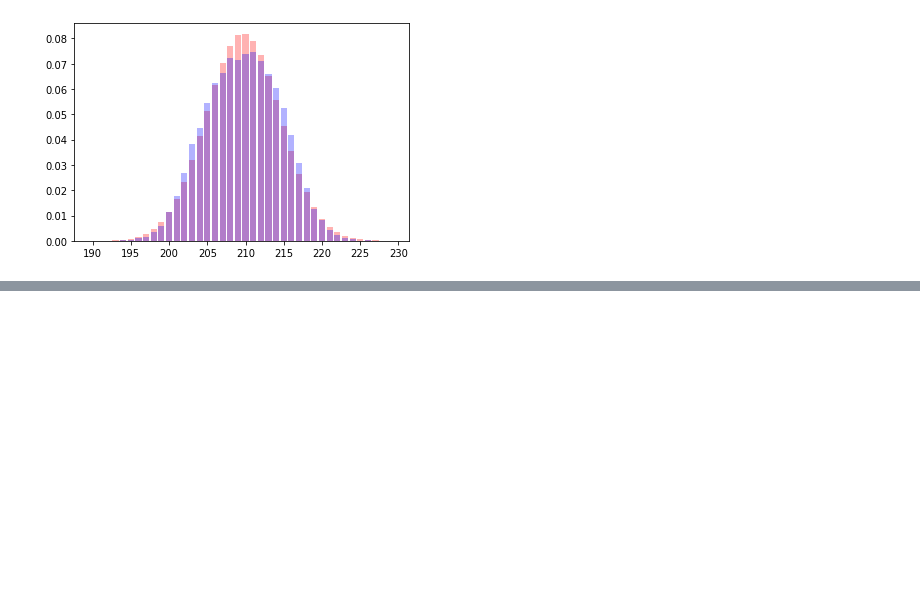
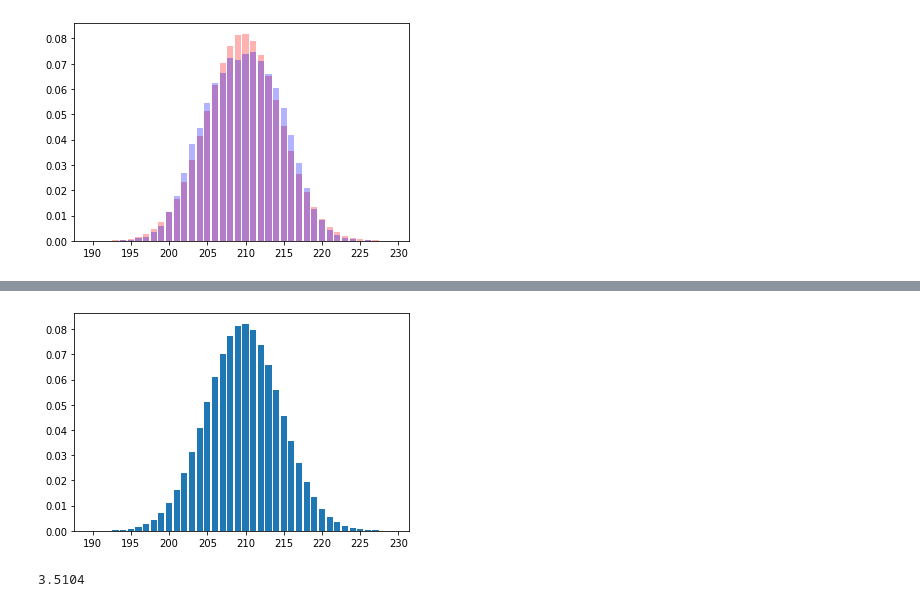
Before and after one commit to im555/lerning_LNPR, a Jupyter notebook: section_sensor/lidar_200.ipynb, the cells around one changed output, grey strips where cells are left out. Cells and saved outputs as stored; diff of their text form; code cells hidden in the pictures; blank space fills up the shorter version.

```diff
--- a/section_sensor/lidar_200.ipynb
+++ b/section_sensor/lidar_200.ipynb
@@ -162,0 +181,15 @@ plt.show()
+# %%
+zs = range(190,230)
+ys = [norm.cdf(z+0.5,mean1,stddev1) - norm.cdf(z-0.5, mean1, stddev1) for z in zs]
+
+plt.bar(zs,ys)
+plt.show()
+# %% [output]
+[figure, added]
+# %%
+import random
+
+samples = [random.choice([1,2,3,4,5,6]) for i in range(10000)]
+sum(samples)/len(samples)
+# %% [output]
+3.5104
```
Also changed, not shown: parts of 4 cells of this notebook, 2 other files.
